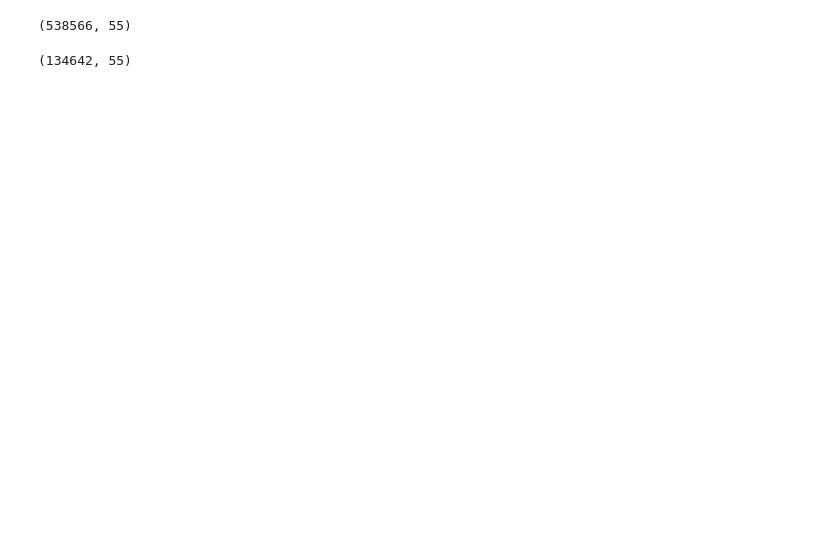
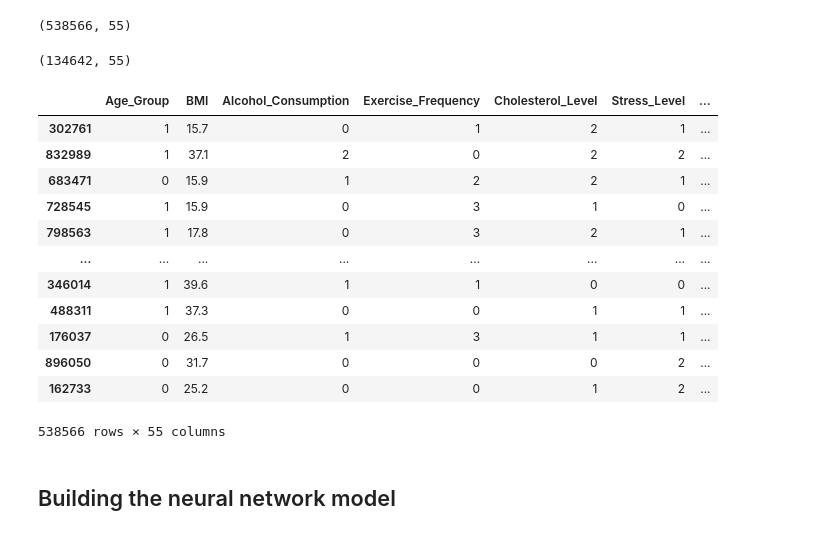
Before and after one commit to krishnasai0809/AI_DS_midterm, a Jupyter notebook: model.ipynb, the cells around one changed output. Drawn from its saved outputs; the diff is of its cells as text; code cells hidden in the pictures; blank space fills up the shorter version.

```diff
--- a/model.ipynb
+++ b/model.ipynb
@@ -242,5 +278,5 @@ X_train
 # %%
-X_train = pd.get_dummies(X_train, columns=nom_cols, drop_first=True)
+X_train = pd.get_dummies(X_train, columns=nom_cols, drop_first=True, dtype=int)
 X_train.shape
 # %% [output]
 (538566, 55)
@@ -249,3 +285,22 @@ X_test = pd.get_dummies(X_test, columns=nom_cols, drop_first=True)
 X_test.shape
 # %% [output]
 (134642, 55)
+# %%
+pd.set_option('display.max_columns', None)
+X_train
+# %% [output]
+|  | Age_Group | BMI | Alcohol_Consumption | Exercise_Frequency | Cholesterol_Level | Stress_Level | ... |
+| 302761 | 1 | 15.7 | 0 | 1 | 2 | 1 | ... |
+| 832989 | 1 | 37.1 | 2 | 0 | 2 | 2 | ... |
+| 683471 | 0 | 15.9 | 1 | 2 | 2 | 1 | ... |
+| 728545 | 1 | 15.9 | 0 | 3 | 1 | 0 | ... |
+| 798563 | 1 | 17.8 | 0 | 3 | 2 | 1 | ... |
+| ... | ... | ... | ... | ... | ... | ... | ... |
+| 346014 | 1 | 39.6 | 1 | 1 | 0 | 0 | ... |
+| 488311 | 1 | 37.3 | 0 | 0 | 1 | 1 | ... |
+| 176037 | 0 | 26.5 | 1 | 3 | 1 | 1 | ... |
+| 896050 | 0 | 31.7 | 0 | 0 | 0 | 2 | ... |
+| 162733 | 0 | 25.2 | 0 | 0 | 1 | 2 | ... |
+538566 rows × 55 columns
+# %% [markdown]
+## Building the neural network model
```
Also changed, not shown: parts of 27 cells of this notebook.
